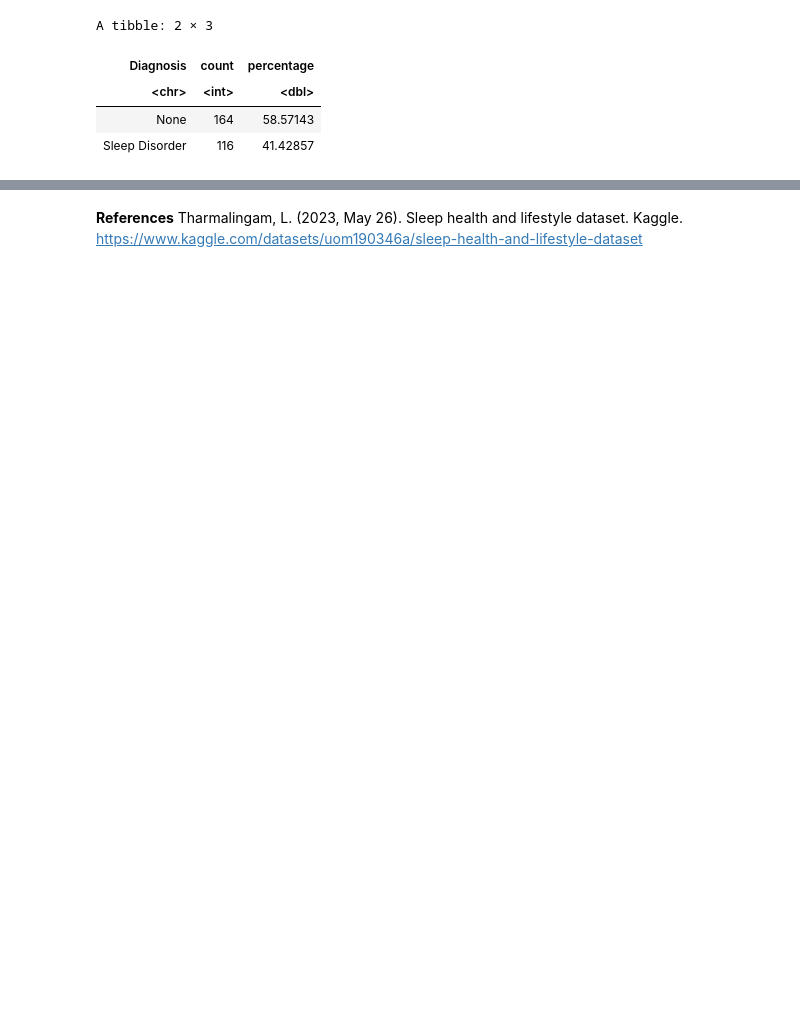
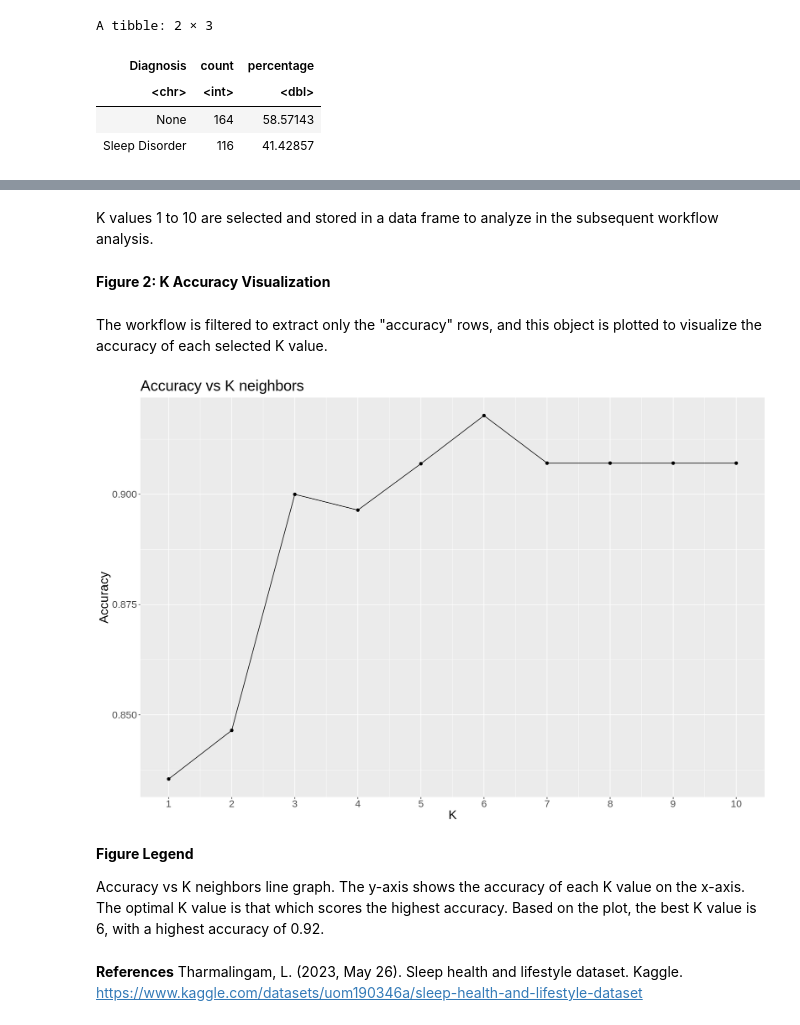
Before and after one commit to hlu10/group-18-dsci100, a Jupyter notebook: project_report.ipynb, the cells around one changed output, grey strips where cells are left out. Cells and saved outputs as stored; diff of their text form; code cells hidden in the pictures; blank space fills up the shorter version.

Commit message:
Completed data analysis up until accuracy vs K plot

```diff
--- a/project_report.ipynb
+++ b/project_report.ipynb
@@ -166,0 +176,7 @@ This proposal aims to develop a classification model using physiological measure
+# %%
+sleep_spec <- nearest_neighbor(weight_func = "rectangular", neighbors = tune()) |>
+    set_engine("kknn") |>
+    set_mode("classification")
+sleep_recipe <- recipe(Diagnosis ~ ., data = sleep_train) |>
+    step_scale(all_predictors()) |>
+    step_center(all_predictors())
@@ -167,3 +185,38 @@ This proposal aims to develop a classification model using physiological measure
+# %%
+sleep_vfold <- vfold_cv(sleep_train, v = 5, strata = Diagnosis)
+# %% [markdown]
+K values 1 to 10 are selected and stored in a data frame to analyze in the subsequent workflow analysis.
+# %%
+kgrid <- tibble(neighbors = seq(1:10))
+sleep_workflow <- workflow() |>
+    add_recipe(sleep_recipe) |>
+    add_model(sleep_spec) |>
+    tune_grid(resamples = sleep_vfold, grid = kgrid) |>
+    collect_metrics()
+# %% [markdown]
+**Figure 2: K Accuracy Visualization**
+# %% [markdown]
+The workflow is filtered to extract only the "accuracy" rows, and this object is plotted to visualize the accuracy of each selected K value.
+# %%
+sleep_accuracy <- sleep_workflow |>
+    filter(.metric == "accuracy")
+
+sleep_accuracy_plot <- sleep_accuracy |>
+    ggplot(aes(x = neighbors, y = mean)) +
+    geom_point(size = 2) +
+    geom_line() +
+    labs(x = "K", y = "Accuracy") +
+    ggtitle("Accuracy vs K neighbors") +
+    scale_x_continuous(breaks = 1:10) +
+    theme(text = element_text(size = 20))
+
+sleep_accuracy_plot
+# %% [output]
+[figure, added]
+# %% [markdown]
+**Figure Legend**
+
+Accuracy vs K neighbors line graph. The y-axis shows the accuracy of each K value on the x-axis. The optimal K value is that which scores the highest accuracy. Based on the plot, the best K value is 6, with a highest accuracy of 0.92.
 # %% [markdown]
 **References**
 Tharmalingam, L. (2023, May 26). Sleep health and lifestyle dataset. Kaggle.    https://www.kaggle.com/datasets/uom190346a/sleep-health-and-lifestyle-dataset
```
Also changed, not shown: parts of 18 cells of this notebook.
